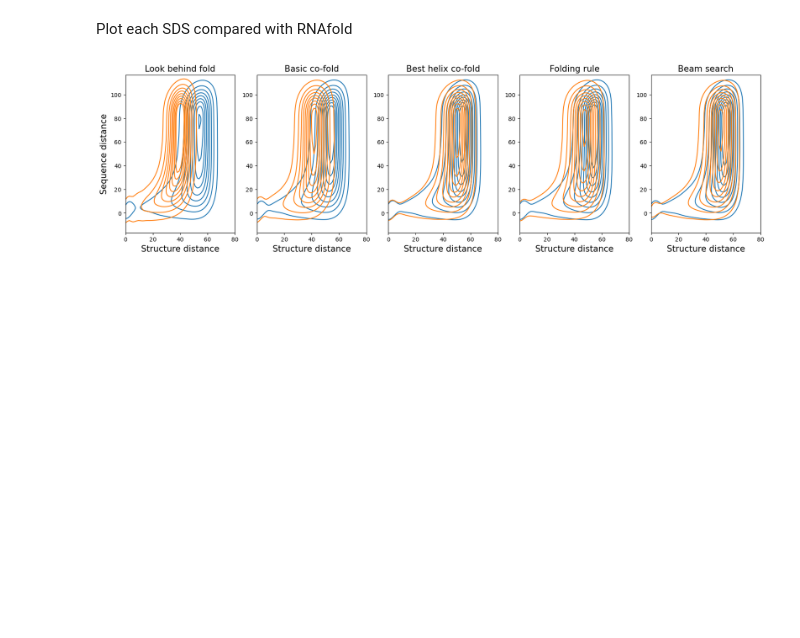
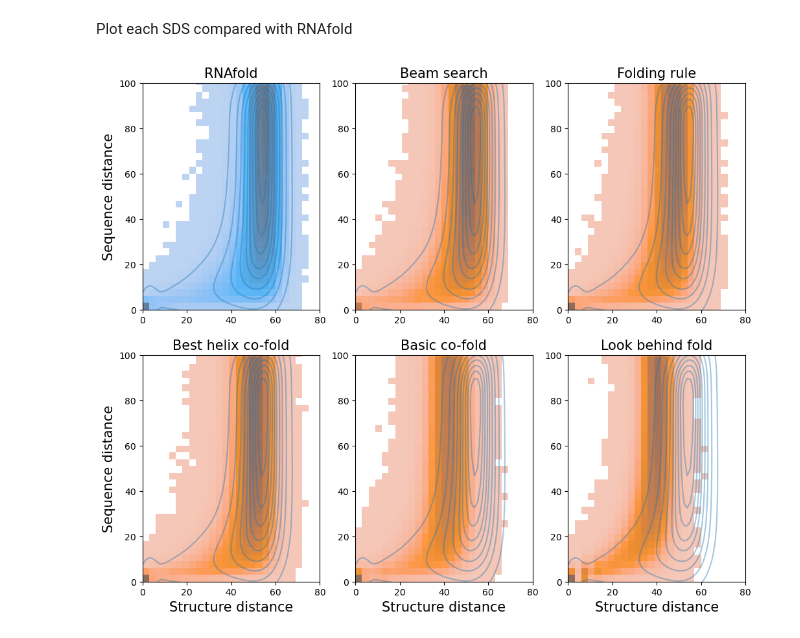
Before and after one commit to ViennaRNA/VIECPLX, a Jupyter notebook: doc/Structure density surface.ipynb, the cells around one changed output. Cells and saved outputs as stored; diff of their text form; code cells hidden in the pictures; blank space fills up the shorter version.

Commit message:
Update result

```diff
--- a/doc/Structure density surface.ipynb
+++ b/doc/Structure density surface.ipynb
@@ -10,7 +7,12 @@ import pandas as pd
 import seaborn as sns
 import matplotlib.pyplot as plt
 # %%
-from src.foldingAlg import Final_list, ViennaFold, BestHelixFoldRNAFold, BasicCoFold
+sys.path.append('../')
+sys.path.append('../src')
+
+from src.foldingAlg import load_Final, ViennaFold, BestHelixFoldRNAFold, BasicCoFold
+
+Final_list, Final_toplot, Final_labels, Final_palette = load_Final()
 # %%
 import warnings
 
@@ -23,5 +25,5 @@ RNAfold, Look behind fold, Basic cofold, Best helix cofold with RNAfold in secon
 # %%
-df = pd.read_csv(Path('result/sds/sds_all.csv'), sep='\t')
+df = pd.read_csv(Path('../result/sds/sds_all.csv'), sep='\t')
 df
 # %% [output]
 |  | seq | str | bpcount | treecount | label |
@@ -39,32 +41,37 @@ df
 162408 rows × 5 columns
 # %% [markdown]
 Plot each SDS compared with RNAfold
-# %%
-count = 'bpcount'
-# count = 'treecount'
-to_plot_folding = [x.name for x in Final_list[1:]]
-l = len(to_plot_folding)
-# w = (l+1)//2
-maxdist = (np.max(df.loc[df[count]>0, 'str']) // 10 + 1)*10
-fig, axs = plt.subplots(1, l, figsize=(20,5))
-for i, folding in enumerate(to_plot_folding):
-    ax = fig.axes[i]
-    allDf = df[df['label'].isin([ViennaFold.name, folding])]
-    strlim = max(allDf['str'])
-    g = sns.kdeplot(data=allDf, x='str', y='seq', hue='label', ax=ax, weights=count)
-    ax.set_xlabel('Structure distance', fontsize=15)
-    if i == 0:
-        ax.set_ylabel('Sequence distance', fontsize=15)
-    else:
-        ax.set(ylabel=None)
-    ax.set_xlim(0, maxdist)
-    if folding == BestHelixFoldRNAFold.name:
-        ax.set_title("Best helix co-fold", fontsize=15)
-    elif folding == BasicCoFold.name:
-        ax.set_title("Basic co-fold", fontsize=15)
-    else:
-        ax.set_title(folding, fontsize=15)
-    ax.get_legend().remove()
-plt.savefig('doc/fig/sds_bpdist.pdf', dpi=200, bbox_inches='tight')
-# %% [output]
-[figure, removed]
+# %%
+count = 'bpcount'
+# count = 'treecount'
+to_plot_folding = [x.name for x in Final_list[:]]
+l = len(to_plot_folding)
+w = (l+1)//2
+maxdist = (np.max(df.loc[df[count]>0, 'str']) // 10 + 1)*10
+fig, axs = plt.subplots(2, w, figsize=(12,10))
+for i, folding in enumerate(to_plot_folding):
+    ax = fig.axes[i]
+    allDf = df[df['label'].isin([ViennaFold.name])]
+    # g = sns.histplot(data=allDf, x='str', y='seq', hue='label', ax=ax, weights=count, binwidth=3, palette={ViennaFold.name: 'black', folding: 'orange'})
+    g = sns.kdeplot(data=allDf, x='str', y='seq', hue='label', ax=ax, alpha=0.4, weights=count)
+
+    allDf = df[df['label'].isin([folding])]
+    color = sns.color_palette()[0] if i == 0 else sns.color_palette()[1]
+    g = sns.histplot(data=allDf, x='str', y='seq', hue='label', ax=ax, weights=count, binwidth=3, alpha=0.8, palette={folding: color})
+    if i//w == 1:
+        ax.set_xlabel('Structure distance', fontsize=15)
+    else:
+        ax.set(xlabel=None)
+
+    if i % w == 0:
+        ax.set_ylabel('Sequence distance', fontsize=15)
+    else:
+        ax.set(ylabel=None)
+    ax.set_xlim(0, maxdist)
+    ax.set_ylim(0, 100)
+    ax.set_title(Final_labels[:][i], fontsize=15)
+    ax.get_legend().remove()
+    # break
+plt.savefig('fig/sds_bpdist_new.pdf', dpi=200, bbox_inches='tight')
+# %% [output]
+[figure, added]
```
Also changed, not shown: parts of 3 cells of this notebook, 12 other files.
